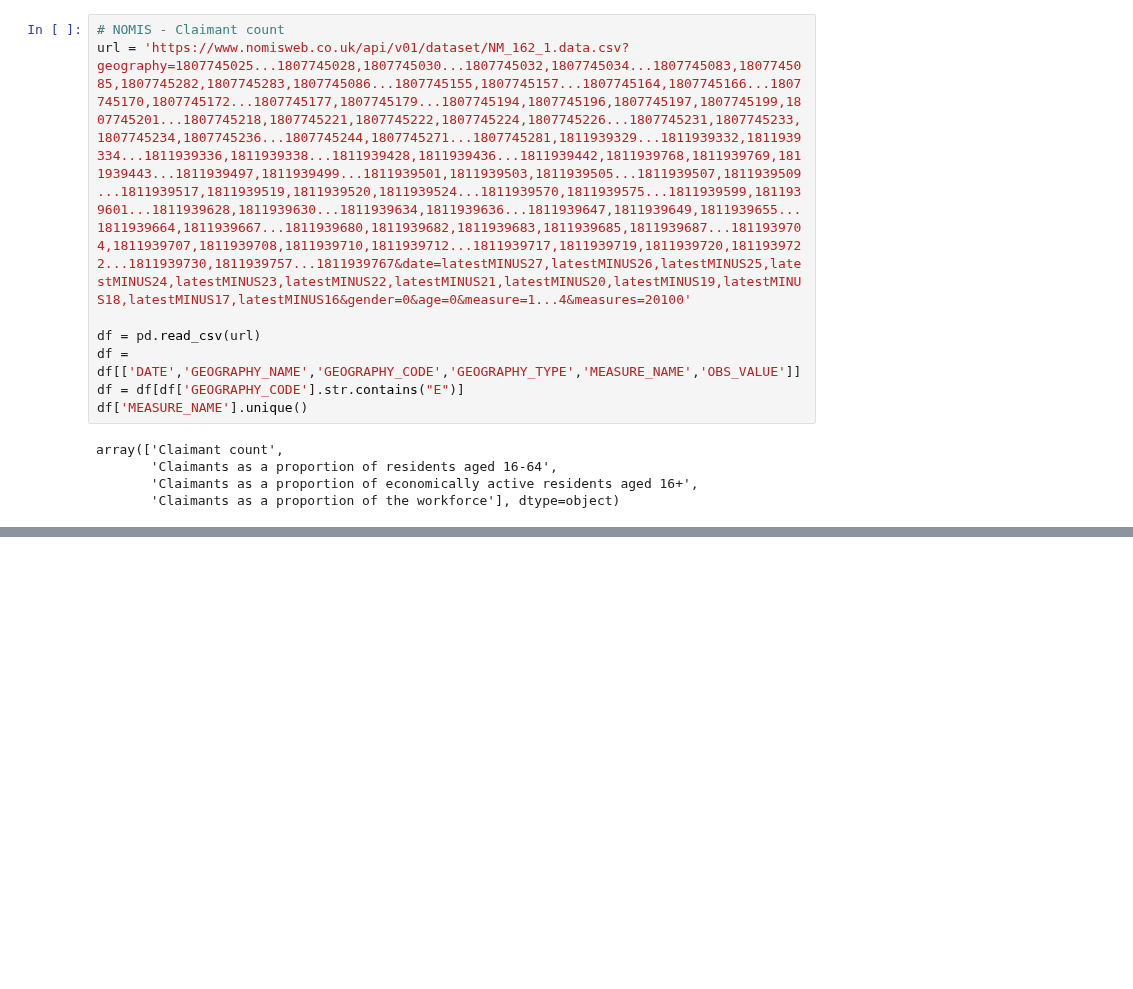
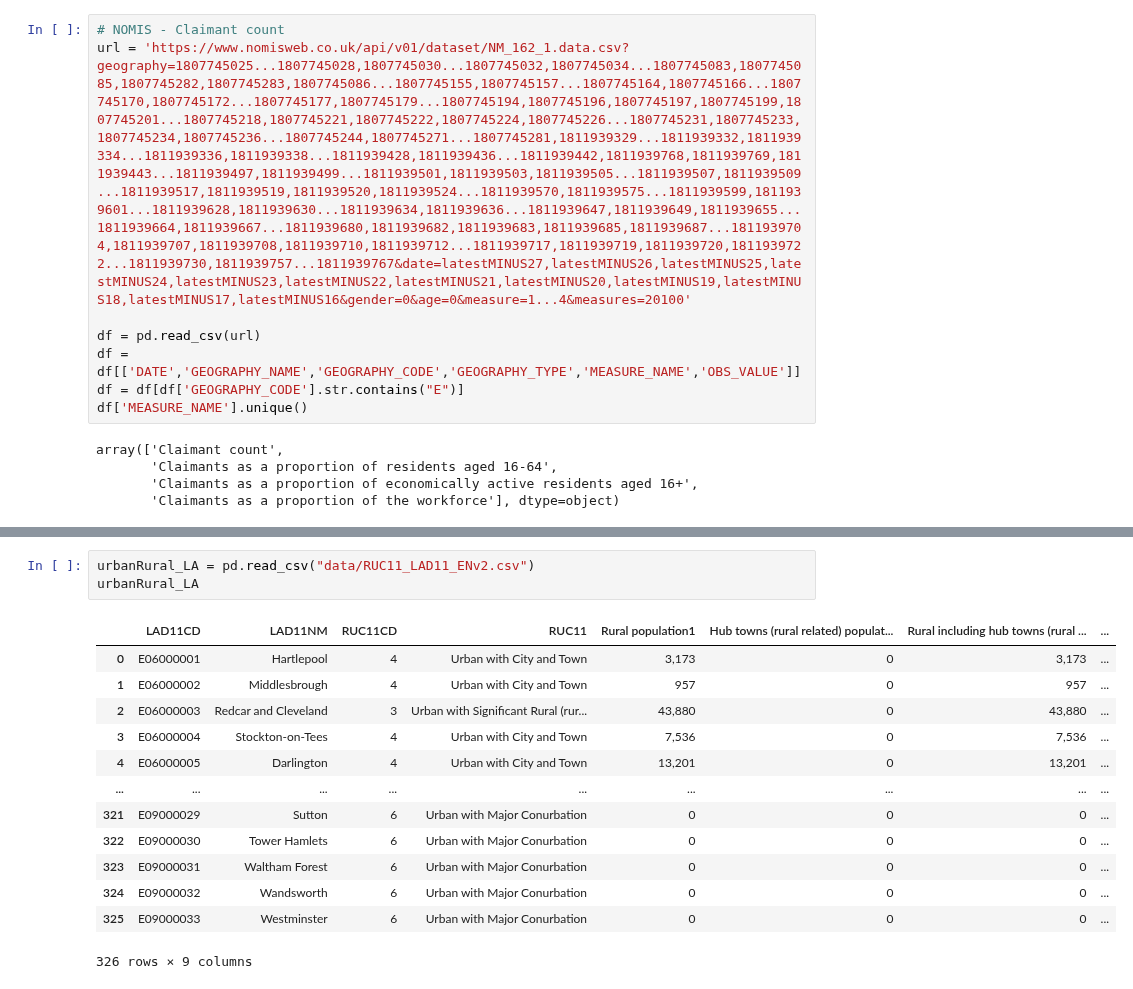
Before and after one commit to craig-shenton/nomis-workforce-clustering, a Jupyter notebook: nomis_data.ipynb, the cells around one changed output, grey strips where cells are left out. Cells and saved outputs as stored; diff of their text form; blank space fills up the shorter version.

```diff
--- a/nomis_data.ipynb
+++ b/nomis_data.ipynb
@@ -100,0 +168,17 @@ array(['Claimant count',
+# %%
+urbanRural_LA = pd.read_csv("data/RUC11_LAD11_ENv2.csv")
+urbanRural_LA
+# %% [output]
+|  | LAD11CD | LAD11NM | RUC11CD | RUC11 | Rural population1 | Hub towns (rural related) populat... | Rural including hub towns (rural ... | ... |
+| 0 | E06000001 | Hartlepool | 4 | Urban with City and Town | 3,173 | 0 | 3,173 | ... |
+| 1 | E06000002 | Middlesbrough | 4 | Urban with City and Town | 957 | 0 | 957 | ... |
+| 2 | E06000003 | Redcar and Cleveland | 3 | Urban with Significant Rural (rur... | 43,880 | 0 | 43,880 | ... |
+| 3 | E06000004 | Stockton-on-Tees | 4 | Urban with City and Town | 7,536 | 0 | 7,536 | ... |
+| 4 | E06000005 | Darlington | 4 | Urban with City and Town | 13,201 | 0 | 13,201 | ... |
+| ... | ... | ... | ... | ... | ... | ... | ... | ... |
+| 321 | E09000029 | Sutton | 6 | Urban with Major Conurbation | 0 | 0 | 0 | ... |
+| 322 | E09000030 | Tower Hamlets | 6 | Urban with Major Conurbation | 0 | 0 | 0 | ... |
+| 323 | E09000031 | Waltham Forest | 6 | Urban with Major Conurbation | 0 | 0 | 0 | ... |
+| 324 | E09000032 | Wandsworth | 6 | Urban with Major Conurbation | 0 | 0 | 0 | ... |
+| 325 | E09000033 | Westminster | 6 | Urban with Major Conurbation | 0 | 0 | 0 | ... |
+326 rows × 9 columns
```
Also changed, not shown: parts of 5 cells of this notebook.
